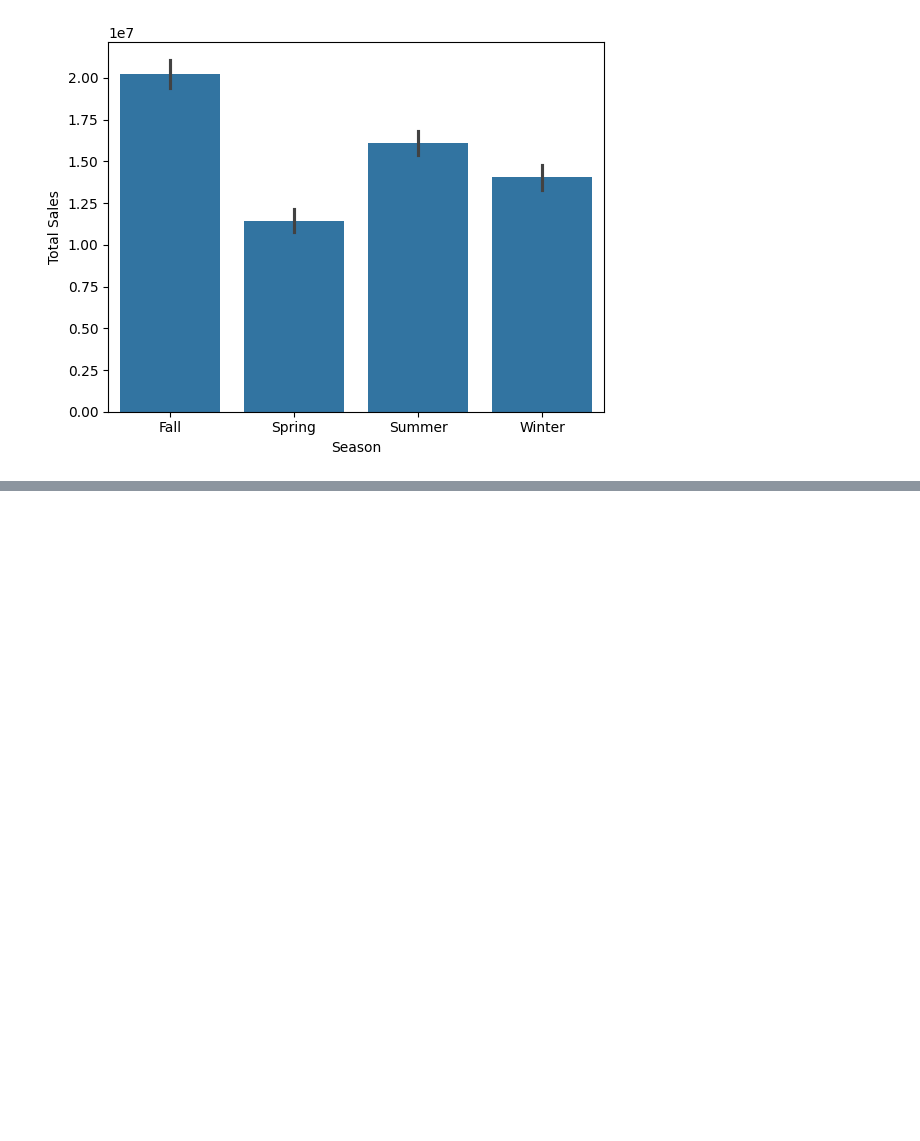
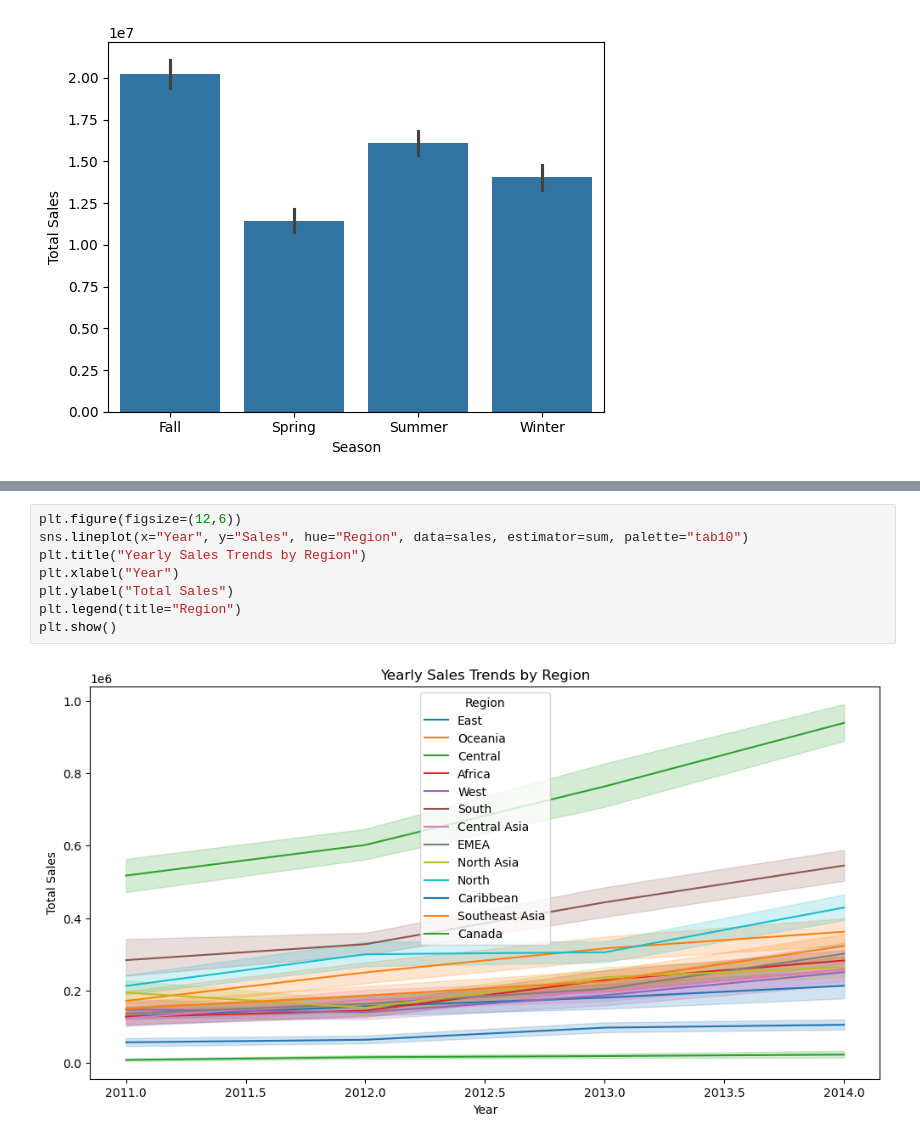
Before and after one commit to MohamedElbadawy1/Sales-and-Demand-Forecasting, a Jupyter notebook: SalesForecasting.ipynb, the cells around one changed output, grey strips where cells are left out. Drawn from its saved outputs; the diff is of its cells as text; blank space fills up the shorter version.

```diff
--- a/SalesForecasting.ipynb
+++ b/SalesForecasting.ipynb
@@ -729,0 +1001,10 @@ plt.show()
+# %%
+plt.figure(figsize=(12,6))
+sns.lineplot(x="Year", y="Sales", hue="Region", data=sales, estimator=sum, palette="tab10")
+plt.title("Yearly Sales Trends by Region")
+plt.xlabel("Year")
+plt.ylabel("Total Sales")
+plt.legend(title="Region")
+plt.show()
+# %% [output]
+[figure, added]
```
Also changed, not shown: parts of 31 cells of this notebook.
